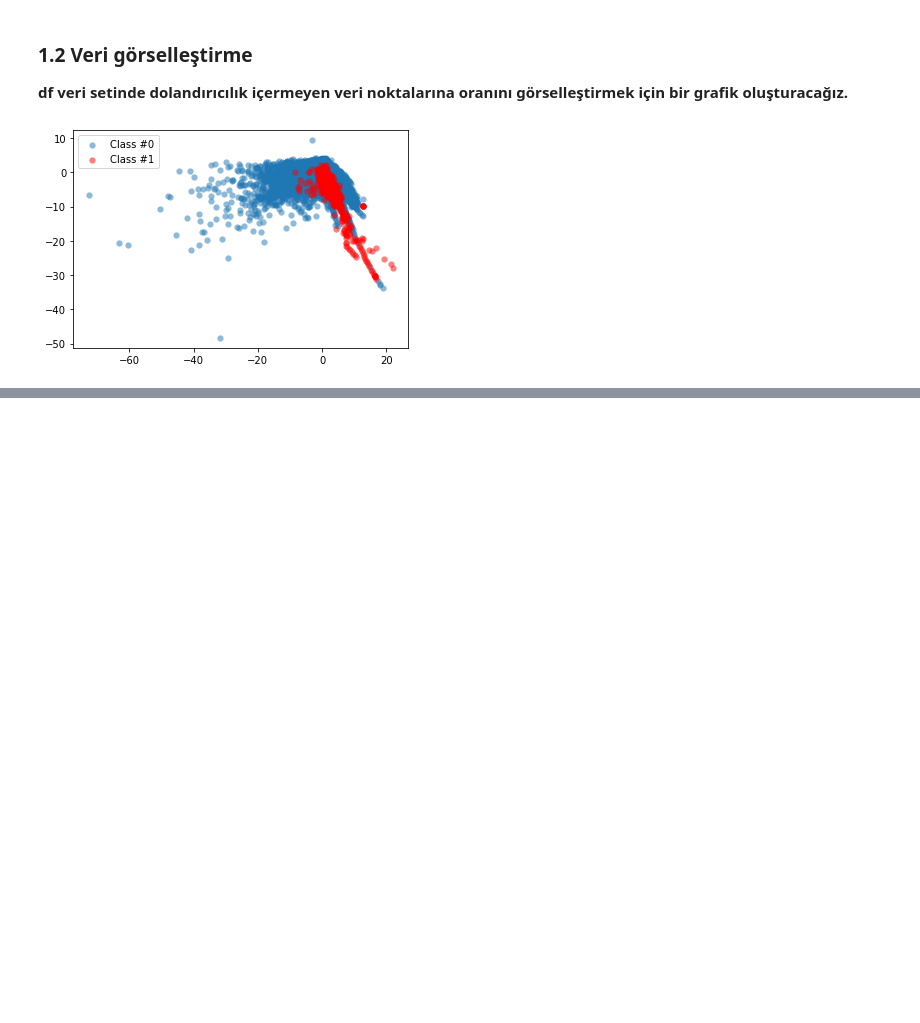
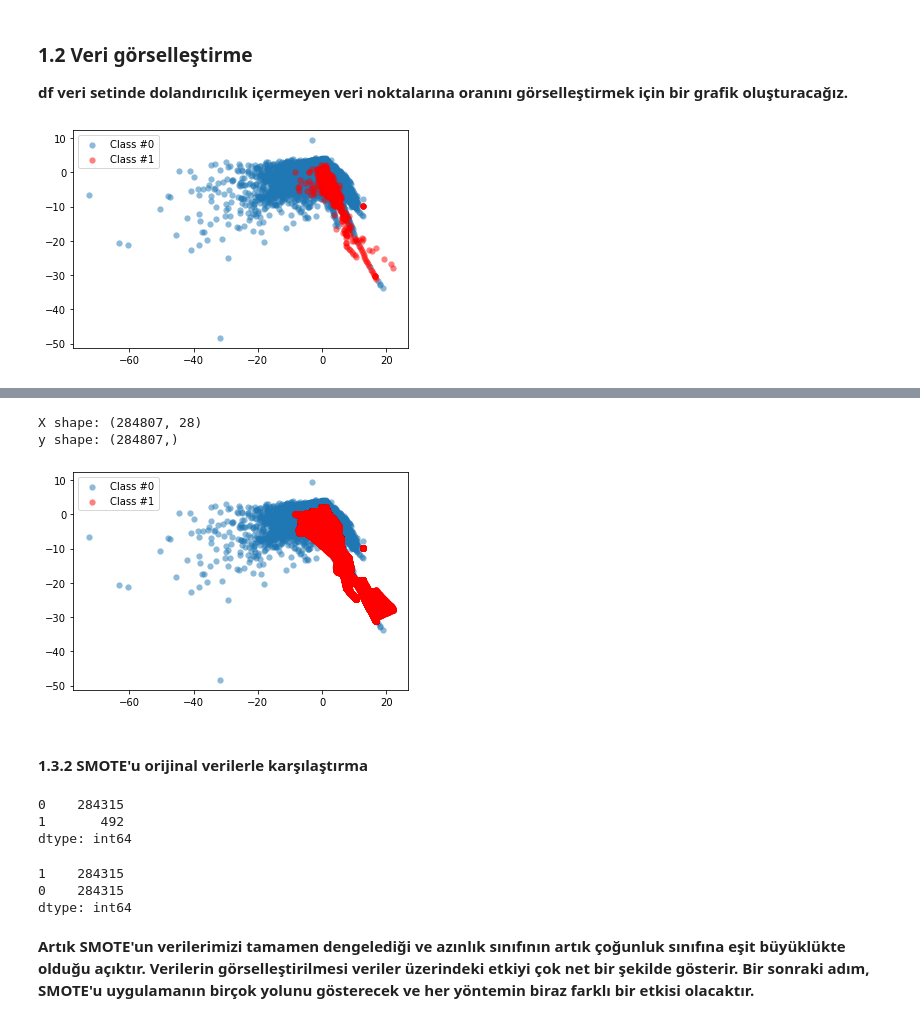
Before and after one commit to Bsmoce/Graduation-Project, a Jupyter notebook: Report (2).ipynb, the cells around one changed output, grey strips where cells are left out. Drawn from its saved outputs; the diff is of its cells as text; code cells hidden in the pictures; blank space fills up the shorter version.

```diff
--- a/Report (2).ipynb
+++ b/Report (2).ipynb
@@ -141,0 +179,26 @@ plot_data(X, y)
+# %%
+X, y = prep_data(df)
+print(f'X shape: {X.shape}\ny shape: {y.shape}')
+method = SMOTE()
+X_resampled, y_resampled = method.fit_resample(X, y)
+plot_data(X_resampled, y_resampled)
+# %% [output]
+X shape: (284807, 28)
+y shape: (284807,)
+[figure, added]
+# %% [markdown]
+#### 1.3.2 SMOTE'u orijinal verilerle karşılaştırma
+# %%
+pd.value_counts(pd.Series(y))
+# %% [output]
+0    284315
+1       492
+dtype: int64
+# %%
+pd.value_counts(pd.Series(y_resampled))
+# %% [output]
+1    284315
+0    284315
+dtype: int64
+# %% [markdown]
+**Artık SMOTE'un verilerimizi tamamen dengelediği ve azınlık sınıfının artık çoğunluk sınıfına eşit büyüklükte olduğu açıktır. Verilerin görselleştirilmesi veriler üzerindeki etkiyi çok net bir şekilde gösterir. Bir sonraki adım, SMOTE'u uygulamanın birçok yolunu gösterecek ve her yöntemin biraz farklı bir etkisi olacaktır.**
```
Also changed, not shown: parts of 18 cells of this notebook.
